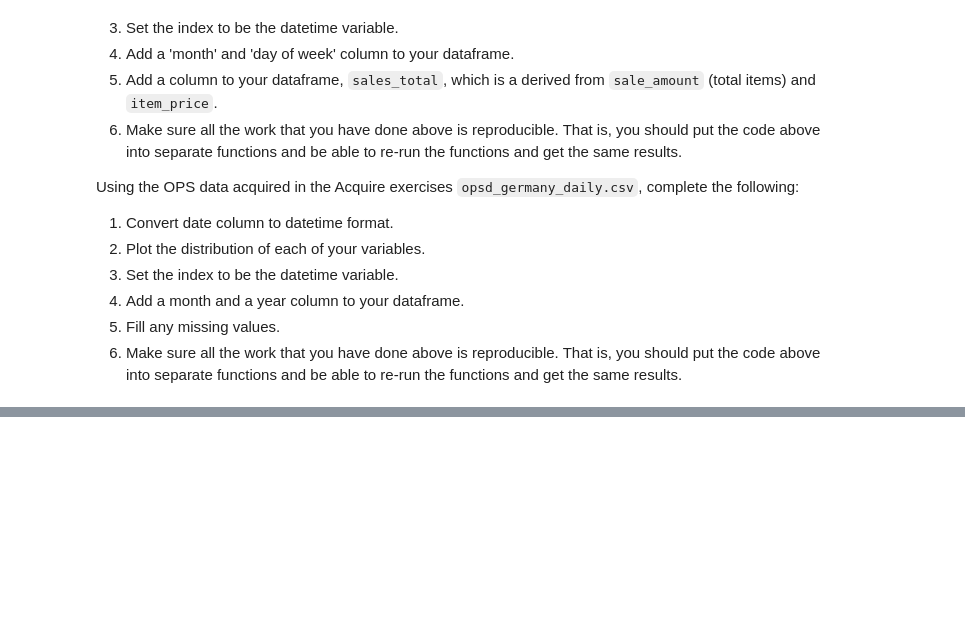
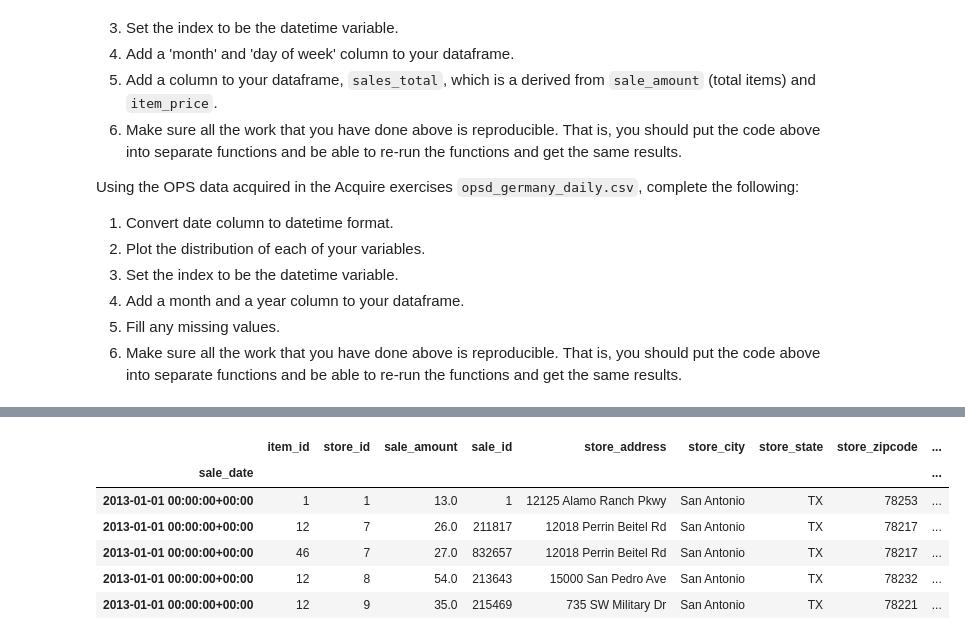
Before and after one commit to JaredVahle/time-series-exercies, a Jupyter notebook: prepare.ipynb, the cells around one changed output, grey strips where cells are left out. Cells and saved outputs as stored; diff of their text form; code cells hidden in the pictures; blank space fills up the shorter version.

```diff
--- a/prepare.ipynb
+++ b/prepare.ipynb
@@ -363,0 +474,4 @@ Using the OPS data acquired in the Acquire exercises `opsd_germany_daily.csv`, c
+# %%
+df['year'] = pd.DatetimeIndex(df.index).year
+df['month'] = pd.DatetimeIndex(df.index).month
+df['day_of_week'] = pd.DatetimeIndex(df.index).weekday
@@ -363,0 +489,12 @@ Using the OPS data acquired in the Acquire exercises `opsd_germany_daily.csv`, c
+# %%
+df['sales_total'] = df.item_price * df.sale_amount
+# %%
+df.head()
+# %% [output]
+|  | item_id | store_id | sale_amount | sale_id | store_address | store_city | store_state | store_zipcode | ... |
+| sale_date |  |  |  |  |  |  |  |  | ... |
+| 2013-01-01 00:00:00+00:00 | 1 | 1 | 13.0 | 1 | 12125 Alamo Ranch Pkwy | San Antonio | TX | 78253 | ... |
+| 2013-01-01 00:00:00+00:00 | 12 | 7 | 26.0 | 211817 | 12018 Perrin Beitel Rd | San Antonio | TX | 78217 | ... |
+| 2013-01-01 00:00:00+00:00 | 46 | 7 | 27.0 | 832657 | 12018 Perrin Beitel Rd | San Antonio | TX | 78217 | ... |
+| 2013-01-01 00:00:00+00:00 | 12 | 8 | 54.0 | 213643 | 15000 San Pedro Ave | San Antonio | TX | 78232 | ... |
+| 2013-01-01 00:00:00+00:00 | 12 | 9 | 35.0 | 215469 | 735 SW Military Dr | San Antonio | TX | 78221 | ... |
```
Also changed, not shown: parts of 33 cells of this notebook, 1 other file.
